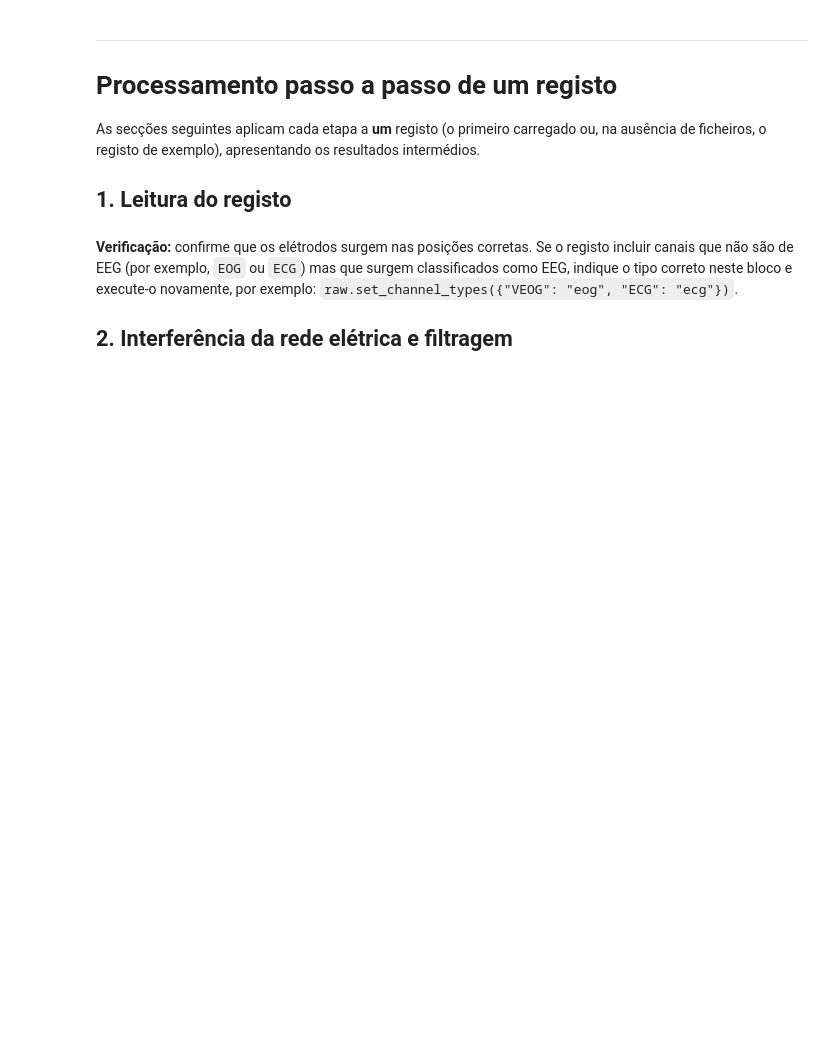
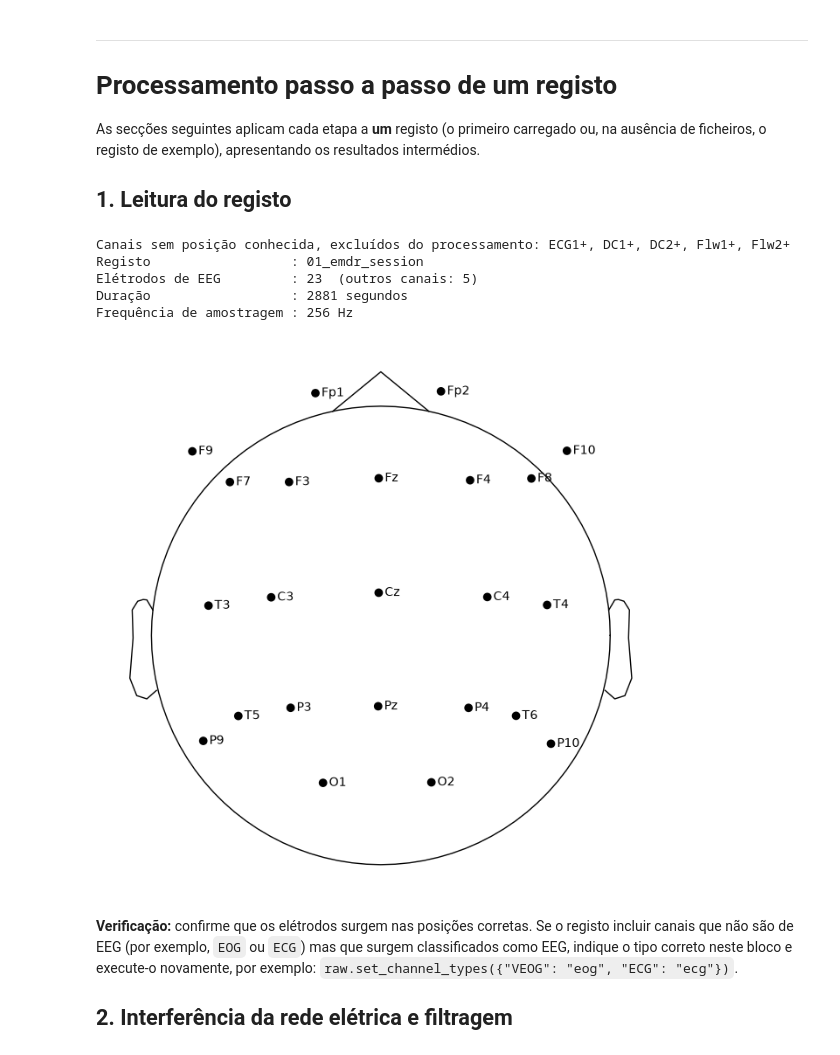
Before and after one commit to AnaLuciaRocha/eeg_course, a Jupyter notebook: notebooks/02_pipeline_completo.ipynb, the cells around one changed output. Saved outputs shown, nothing was run; the diff lists cells and outputs as text; code cells hidden in the pictures; blank space fills up the shorter version.

```diff
--- a/notebooks/02_pipeline_completo.ipynb
+++ b/notebooks/02_pipeline_completo.ipynb
@@ -32,22 +59,0 @@ print("Instalação concluída." if result.returncode == 0 else result.stderr)
-# %%
-# Bibliotecas utilizadas no processamento
-import zipfile
-from pathlib import Path
-
-import matplotlib.pyplot as plt
-import numpy as np
-import pandas as pd                                   # tabelas de resultados
-import mne
-from mne.datasets import eegbci                       # registo de exemplo (PhysioNet)
-from mne_icalabel import label_components             # classificação dos componentes ICA
-from pyprep.find_noisy_channels import NoisyChannels  # deteção de elétrodos com mau contacto
-from google.colab import files                        # carregamento e descarga de ficheiros no Colab
-
-mne.set_log_level("ERROR")                 # o MNE apresenta apenas mensagens de erro
-mne.viz.set_browser_backend("matplotlib")  # os sinais são apresentados como imagens estáticas
-plt.rcParams["figure.dpi"] = 100           # resolução das figuras
-
-RAW_DIR = Path("data/raw")            # registos originais
-OUT_DIR = Path("data/preprocessed")   # resultados do processamento
-RAW_DIR.mkdir(parents=True, exist_ok=True)
-OUT_DIR.mkdir(parents=True, exist_ok=True)
@@ -72,0 +352,2 @@ print("Registos carregados:", [f.name for f in MY_FILES] or "nenhum (será utili
+# %%
+MY_FILES = upload_recordings()
@@ -300,3 +395,15 @@ raw.plot_sensors(show_names=True, sphere="eeglab");
+# %%
+raw, name = load_recording(MY_FILES[0] if MY_FILES else None)
+describe(raw, name)
+
+raw.plot_sensors(show_names=True);
+# %% [output]
+Canais sem posição conhecida, excluídos do processamento: ECG1+, DC1+, DC2+, Flw1+, Flw2+
+Registo                  : 01_emdr_session
+Elétrodos de EEG         : 23  (outros canais: 5)
+Duração                  : 2881 segundos
+Frequência de amostragem : 256 Hz
+[figure, added]
 # %% [markdown]
 **Verificação:** confirme que os elétrodos surgem nas posições corretas. Se o registo incluir canais que não são de EEG (por exemplo, `EOG` ou `ECG`) mas que surgem classificados como EEG, indique o tipo correto neste bloco e execute-o novamente, por exemplo: `raw.set_channel_types({"VEOG": "eog", "ECG": "ecg"})`.
 
```
Also changed, not shown: parts of 28 cells of this notebook, 4 other files.
